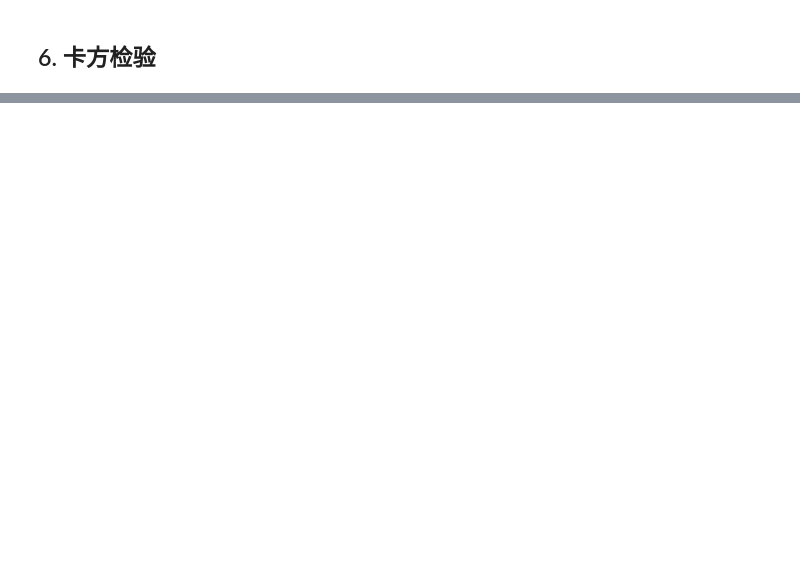
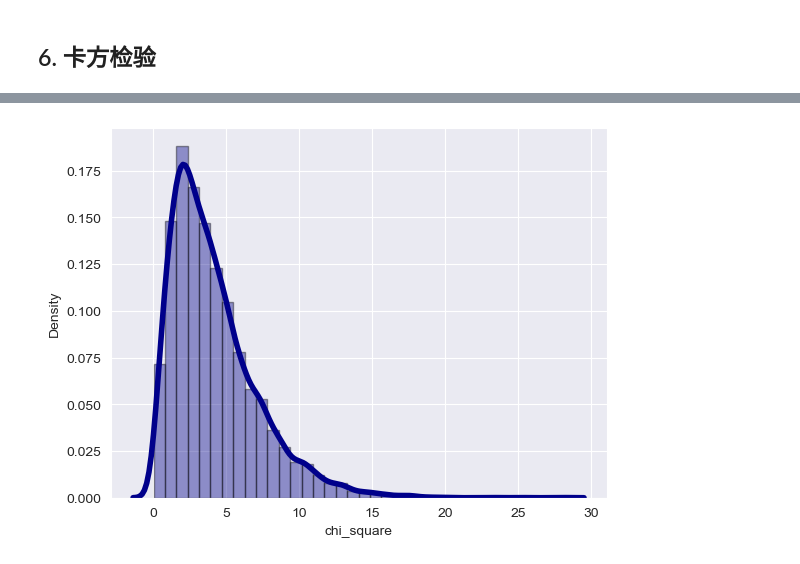
Before and after one commit to Lvseguiji/ZMJ_Whale_DS, a Jupyter notebook: Stats/07.Presentation.ipynb, the cells around one changed output, grey strips where cells are left out. Cells and saved outputs as stored; diff of their text form; code cells hidden in the pictures; blank space fills up the shorter version.

```diff
--- a/Stats/07.Presentation.ipynb
+++ b/Stats/07.Presentation.ipynb
@@ -349,0 +346,9 @@ tc_l = -2.024394, tc_r = 2.024394
+# %%
+# 情景：预计某项产品面向的人群各个年龄段的比例， （15-19）：30%； （20-29）：30%； （30-39）：20%； 40-49：15%； 50+：5%
+
+# create data
+age_range = ['15-19', '20-29', '30-39', '40-49', '50+']
+age_distribution_random = np.random.choice(age_range, 10000, p=[0.3, 0.3, 0.2, 0.15, 0.05])
+age_distribution_ob = np.array(np.unique(age_distribution_random,return_counts=True)).T[:,1]
+ob_ex_df = pd.DataFrame({'ob':age_distribution_ob})
+ob_ex_df
@@ -349,0 +362,25 @@ tc_l = -2.024394, tc_r = 2.024394
+# %%
+# 模拟 chi-square distribution
+def chi_square(random_pick_1000):
+    age_distribution_1000_ob = np.array(np.unique(random_pick_1000,return_counts=True)).T
+    age_distribution_1000_ob = age_distribution_1000_ob[:,1].astype(int)
+    combined_df = pd.DataFrame({'ob': age_distribution_1000_ob, 'ex':[300,300,200,150,50]})
+    combined_df['chi'] = ((combined_df.ob - combined_df.ex)**2)/combined_df.ex
+    cs = combined_df.chi.sum()
+    return cs
+
+df_chi_square = pd.DataFrame(columns=['chi_square'])
+for i in range(10000):
+    random_pick_1000 = np.random.choice(age_distribution_random, 1000)
+    cs = chi_square(random_pick_1000)
+    df_chi_square.loc[len(df_chi_square)] = cs
+
+fig = plt.figure()
+ax7 = fig.subplots()
+sns.distplot(df_chi_square['chi_square'],hist=True, kde=True,
+             bins=int(180/5), color = 'darkblue',
+             hist_kws={'edgecolor':'black'},
+             kde_kws={'linewidth': 4})
+plt.show()
+# %% [output]
+[figure, added]
```
Also changed, not shown: parts of 21 cells of this notebook, 1 other file.
